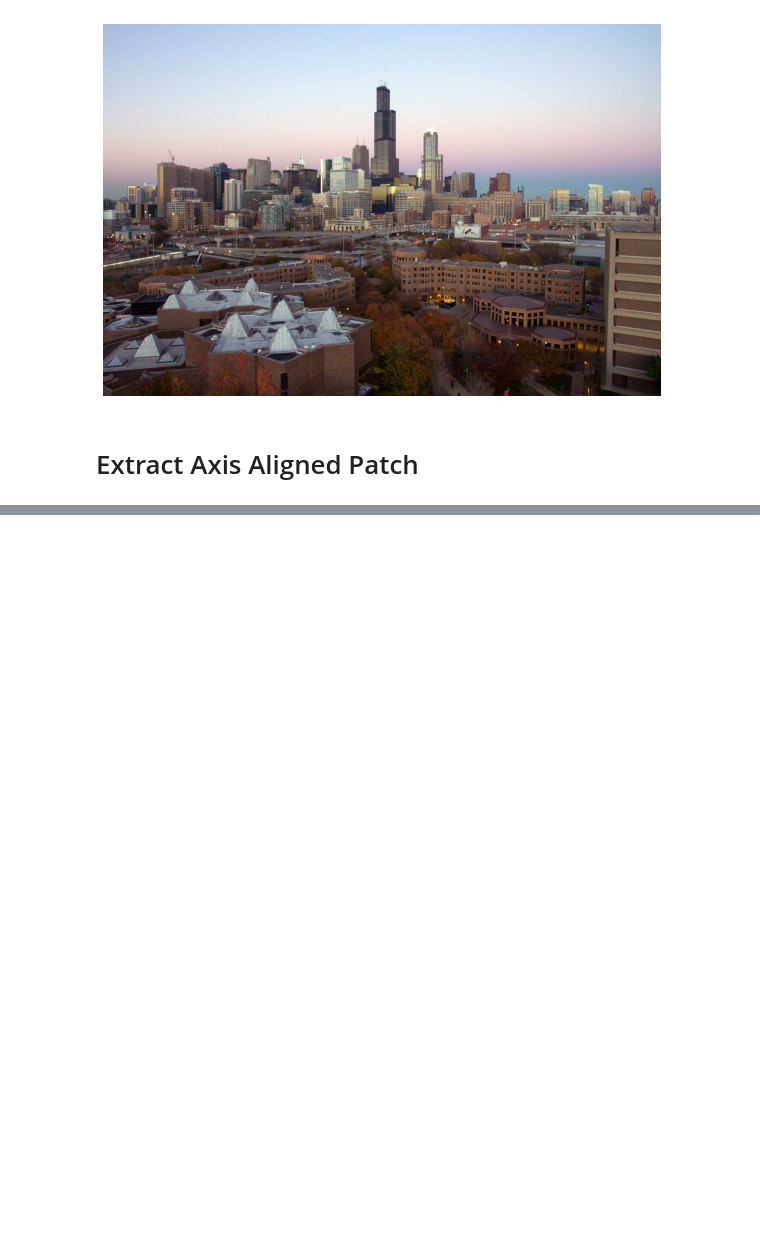
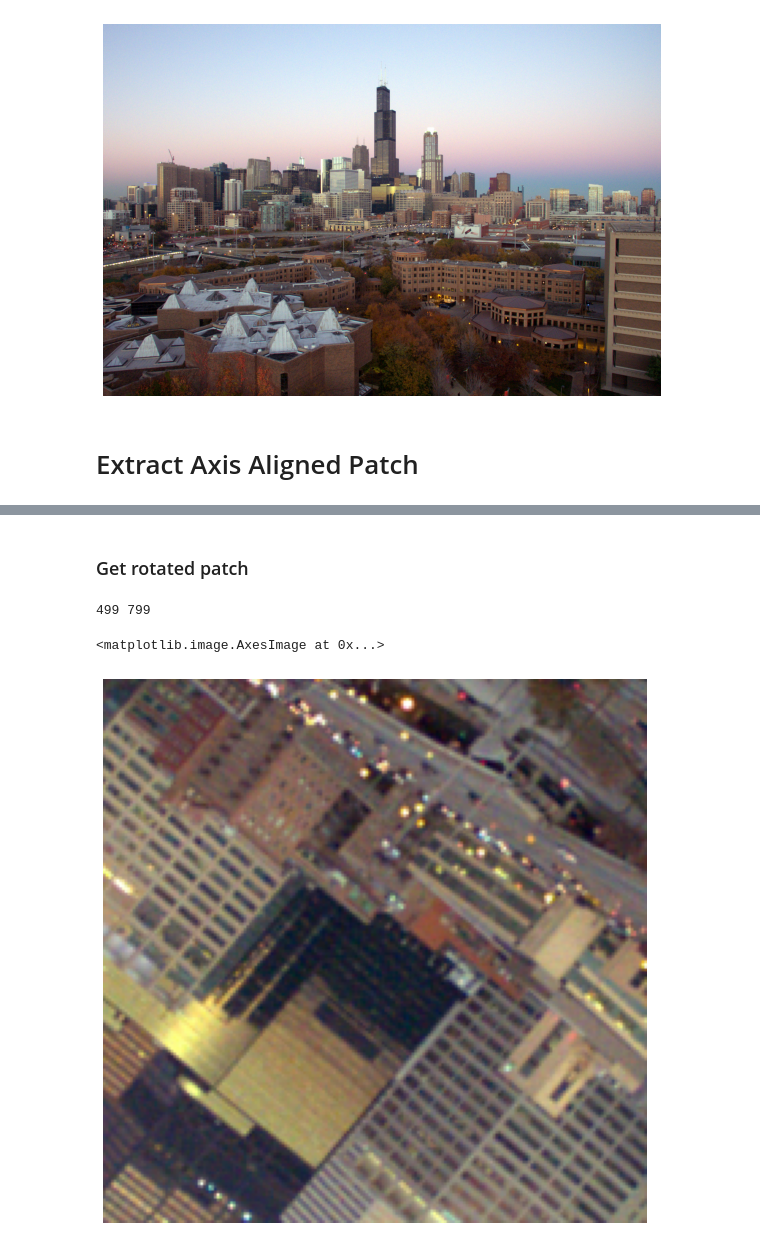
Before and after one commit to halBRY/cs415, a Jupyter notebook: HW1/h1-q3/rot-patch-ques.ipynb, the cells around one changed output, grey strips where cells are left out. Drawn from its saved outputs; the diff is of its cells as text; code cells hidden in the pictures; blank space fills up the shorter version.

```diff
--- a/HW1/h1-q3/rot-patch-ques.ipynb
+++ b/HW1/h1-q3/rot-patch-ques.ipynb
@@ -47,3 +81,21 @@ plt.show()
+# %% [markdown]
+### Get rotated patch
+# %%
+theta = 140
+intK = 100
+center = [h/2 ,w/2]
+
+dst = rotate_image(img_bld,center,theta)
+patch = axis_aligned_patch(dst, center, (2* intK+1), (2* intK+1))
+
+
+plt.figure(figsize = [10, 10])
+plt.axis('off')
+plt.imshow(cv2.cvtColor(np.uint8(patch), cv2.COLOR_BGR2RGB))
+# %% [output]
+499 799
+<matplotlib.image.AxesImage at 0x...>
+[figure, added]
 # %%
 '''
 Part(b) oriented patch extraction on sufficiently sized canvas
```
Also changed, not shown: parts of 6 cells of this notebook, 28 other files.
